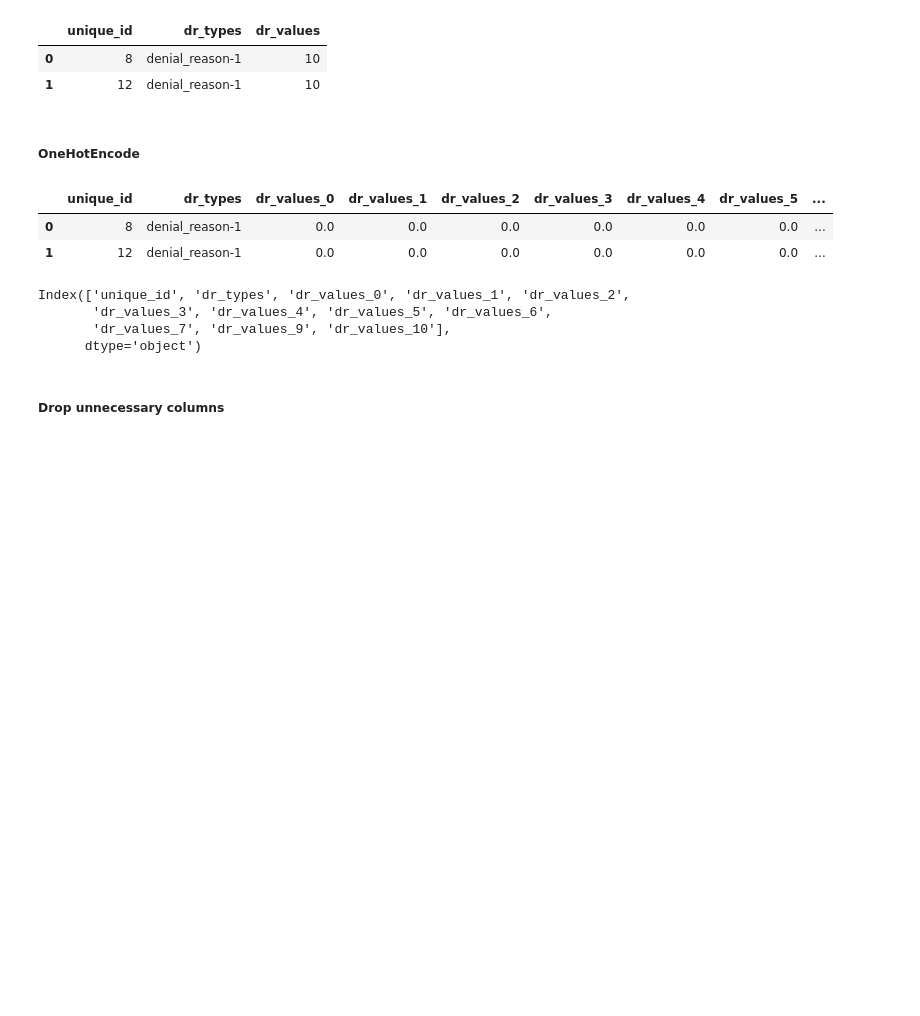
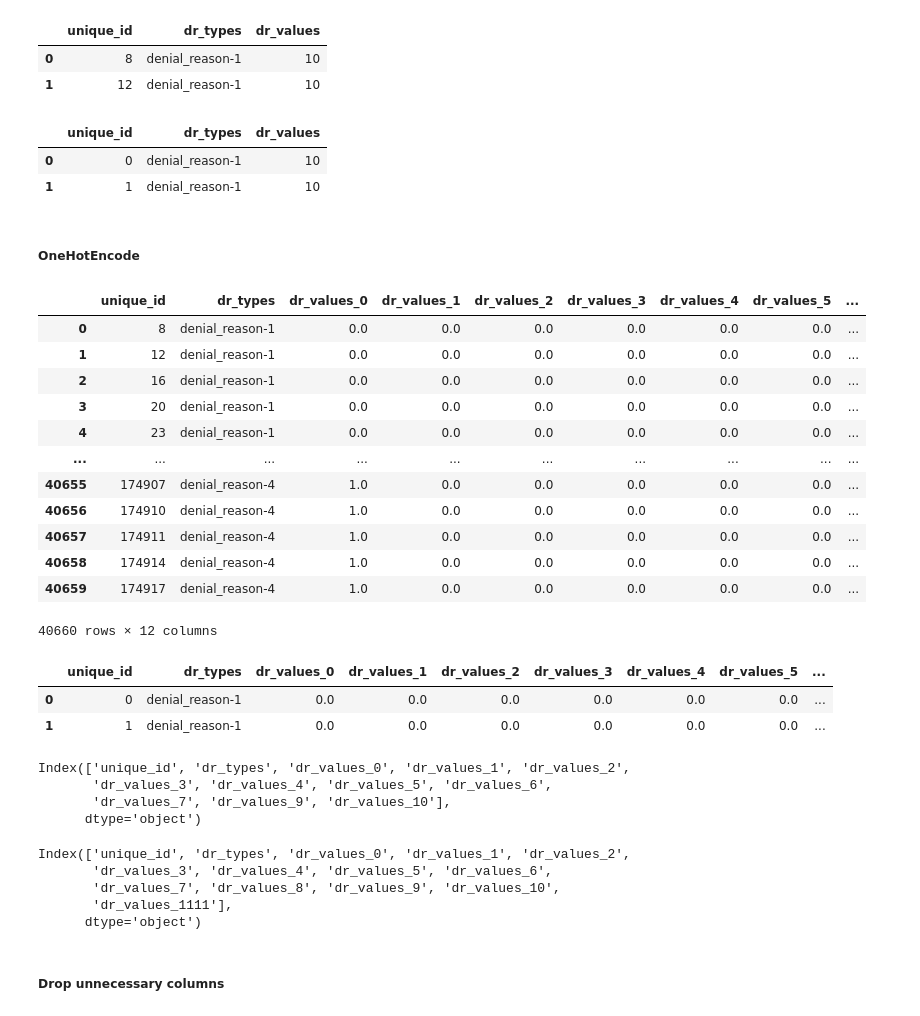
Before and after one commit to catdgomez/redlined_by_algorithm, a Jupyter notebook: notebooks/redlined_by_algorithm_exploratory.ipynb, the cells around one changed output. Drawn from its saved outputs; the diff is of its cells as text; code cells hidden in the pictures; blank space fills up the shorter version.

```diff
--- a/notebooks/redlined_by_algorithm_exploratory.ipynb
+++ b/notebooks/redlined_by_algorithm_exploratory.ipynb
@@ -252,3 +264,8 @@ interest_rate
 5.376       1
 8.425       1
 Name: count, Length: 2341, dtype: int64
+# %%
+hmda_2022_credit_score_co['interest_rate'].dtype
+hmda_2022_credit_score_co['interest_rate'] = pd.to_numeric(hmda_2022_credit_score_co['interest_rate'], errors='coerce')
+hmda_2022_credit_score_co['interest_rate'].dtype
+hmda_2022_credit_score_co['interest_rate'].value_counts()
@@ -308,2 +363,4 @@ array([2])
+# %%
+hmda_2022_credit_score_co = hmda_2022_credit_score_co.rename(columns={'open-end_line_of_credit': 'open_end_line_of_credit'})
 # %%
-hmda_2022_credit_score_co = hmda_2022_credit_score_co[hmda_2022_credit_score_co['open-end_line_of_credit'] == 2]
+hmda_2022_credit_score_co = hmda_2022_credit_score_co[hmda_2022_credit_score_co['open_end_line_of_credit'] == 2]
@@ -972,6 +1480,12 @@ hmda_dr_melted.head(2)
 |  | unique_id | dr_types | dr_values |
 | 0 | 8 | denial_reason-1 | 10 |
 | 1 | 12 | denial_reason-1 | 10 |
+# %%
+hmda_dr_melted_nf.head(2)
+# %% [output]
+|  | unique_id | dr_types | dr_values |
+| 0 | 0 | denial_reason-1 | 10 |
+| 1 | 1 | denial_reason-1 | 10 |
 # %% [markdown]
 ##### OneHotEncode
 # %%
@@ -986,9 +1509,25 @@ hmda_dr_ohe = pd.concat([hmda_dr_melted.drop(columns=["dr_values"]), encoded_df]
 # %%
-hmda_dr_ohe.head(2)
+hmda_dr_ohe
 # %% [output]
 |  | unique_id | dr_types | dr_values_0 | dr_values_1 | dr_values_2 | dr_values_3 | dr_values_4 | dr_values_5 | ... |
 | 0 | 8 | denial_reason-1 | 0.0 | 0.0 | 0.0 | 0.0 | 0.0 | 0.0 | ... |
 | 1 | 12 | denial_reason-1 | 0.0 | 0.0 | 0.0 | 0.0 | 0.0 | 0.0 | ... |
+| 2 | 16 | denial_reason-1 | 0.0 | 0.0 | 0.0 | 0.0 | 0.0 | 0.0 | ... |
+| 3 | 20 | denial_reason-1 | 0.0 | 0.0 | 0.0 | 0.0 | 0.0 | 0.0 | ... |
+| 4 | 23 | denial_reason-1 | 0.0 | 0.0 | 0.0 | 0.0 | 0.0 | 0.0 | ... |
+| ... | ... | ... | ... | ... | ... | ... | ... | ... | ... |
+| 40655 | 174907 | denial_reason-4 | 1.0 | 0.0 | 0.0 | 0.0 | 0.0 | 0.0 | ... |
+| 40656 | 174910 | denial_reason-4 | 1.0 | 0.0 | 0.0 | 0.0 | 0.0 | 0.0 | ... |
+| 40657 | 174911 | denial_reason-4 | 1.0 | 0.0 | 0.0 | 0.0 | 0.0 | 0.0 | ... |
+| 40658 | 174914 | denial_reason-4 | 1.0 | 0.0 | 0.0 | 0.0 | 0.0 | 0.0 | ... |
+| 40659 | 174917 | denial_reason-4 | 1.0 | 0.0 | 0.0 | 0.0 | 0.0 | 0.0 | ... |
+40660 rows × 12 columns
+# %%
+hmda_dr_ohe_nf.head(2)
+# %% [output]
+|  | unique_id | dr_types | dr_values_0 | dr_values_1 | dr_values_2 | dr_values_3 | dr_values_4 | dr_values_5 | ... |
+| 0 | 0 | denial_reason-1 | 0.0 | 0.0 | 0.0 | 0.0 | 0.0 | 0.0 | ... |
+| 1 | 1 | denial_reason-1 | 0.0 | 0.0 | 0.0 | 0.0 | 0.0 | 0.0 | ... |
 # %%
 hmda_dr_ohe.columns.unique()
 # %% [output]
@@ -996,6 +1535,14 @@ Index(['unique_id', 'dr_types', 'dr_values_0', 'dr_values_1', 'dr_values_2',
        'dr_values_3', 'dr_values_4', 'dr_values_5', 'dr_values_6',
        'dr_values_7', 'dr_values_9', 'dr_values_10'],
       dtype='object')
+# %%
+hmda_dr_ohe_nf.columns.unique()
+# %% [output]
+Index(['unique_id', 'dr_types', 'dr_values_0', 'dr_values_1', 'dr_values_2',
+       'dr_values_3', 'dr_values_4', 'dr_values_5', 'dr_values_6',
+       'dr_values_7', 'dr_values_8', 'dr_values_9', 'dr_values_10',
+       'dr_values_1111'],
+      dtype='object')
 # %% [markdown]
 ##### Drop unnecessary columns
 # %%
```
Also changed, not shown: parts of 219 cells of this notebook.
